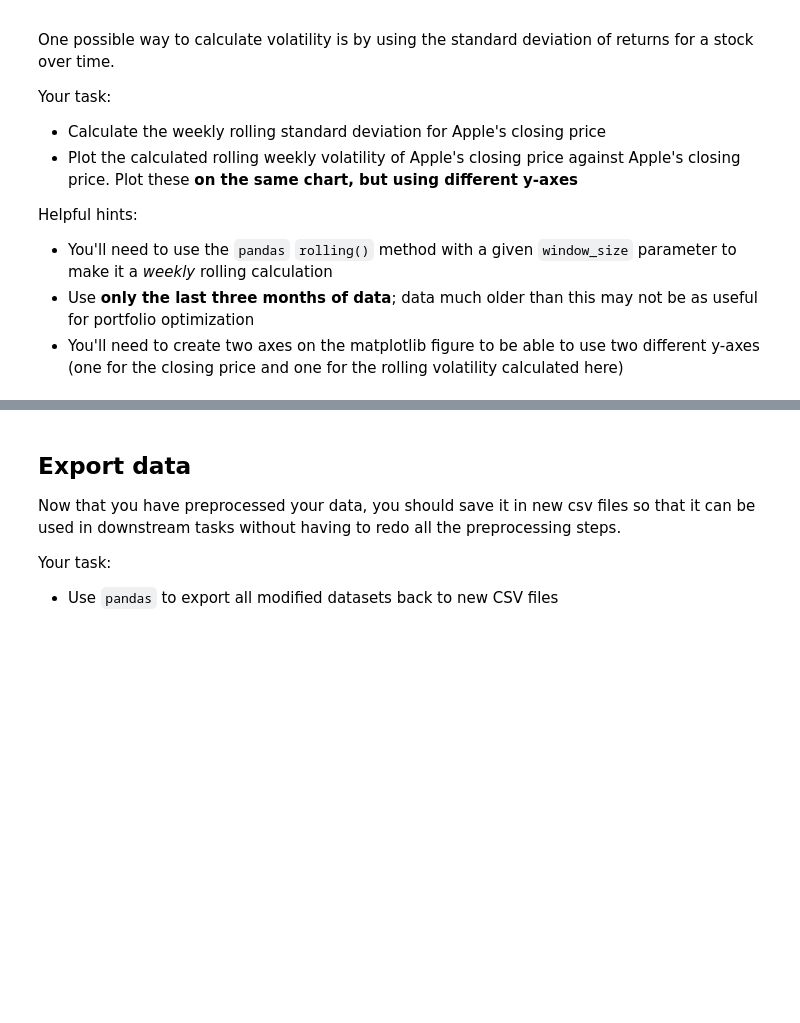
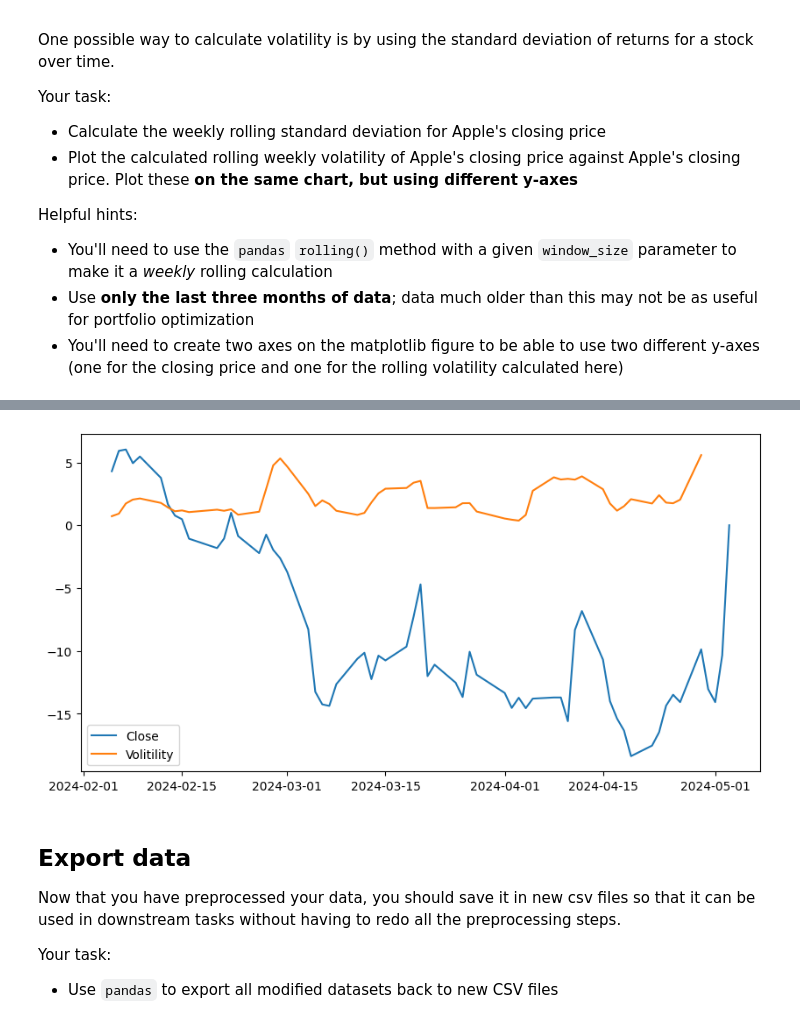
Before and after one commit to livecat-ai/AI_Trading_Strategies, a Jupyter notebook: Projects/Data_Transformation_For_Trading_Models/Preparing-for-data-analysis-project-student.ipynb, the cells around one changed output, grey strips where cells are left out. Drawn from its saved outputs; the diff is of its cells as text; code cells hidden in the pictures; blank space fills up the shorter version.

```diff
--- a/Projects/Data_Transformation_For_Trading_Models/Preparing-for-data-analysis-project-student.ipynb
+++ b/Projects/Data_Transformation_For_Trading_Models/Preparing-for-data-analysis-project-student.ipynb
@@ -560,5 +560,11 @@ Helpful hints:
 * You'll need to create two axes on the matplotlib figure to be able to use two different y-axes (one for the closing price and one for the rolling volatility calculated here)
 # %%
 # Define the window size for the rolling calculation (e.g., one week)
+dates = apple_df.index
+max_date = dates.max()
+date_mask = dates > (max_date - DateOffset(months=3))
+apple_3_month_df = apple_df[date_mask]
 # %%
 # Calculate rolling one-week volatility
+apple_3_month_df['1_week_std'] = apple_3_month_df.close.rolling(window=5).std()
+apple_3_month_df
@@ -565,6 +591,13 @@ Helpful hints:
 # %%
 # Plot the calculated rolling weekly volatility of Apple's closing price against Apple's closing price
 # Plot these on the same chart, but using different y-axes
+plt.figure(figsize=(10, 5))
+plt.plot(apple_3_month_df.close-apple_3_month_df.close.iloc[0])
+plt.plot(apple_3_month_df['1_week_std'])
+plt.legend(['Close', 'Volitility'])
+plt.show()
+# %% [output]
+[figure, added]
 # %% [markdown]
 ## Export data
 
```
Also changed, not shown: parts of 2 cells of this notebook, 22 other files.
